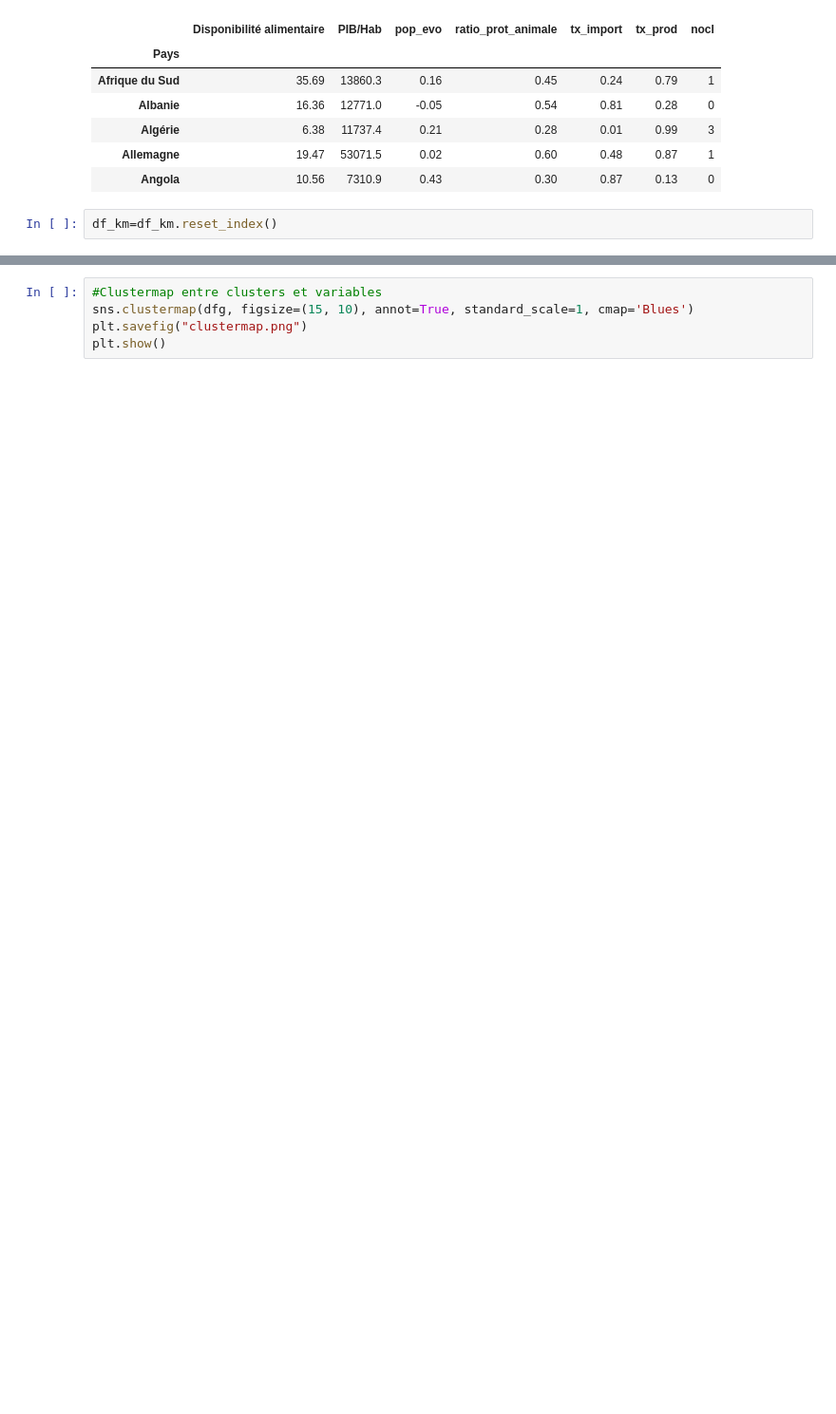
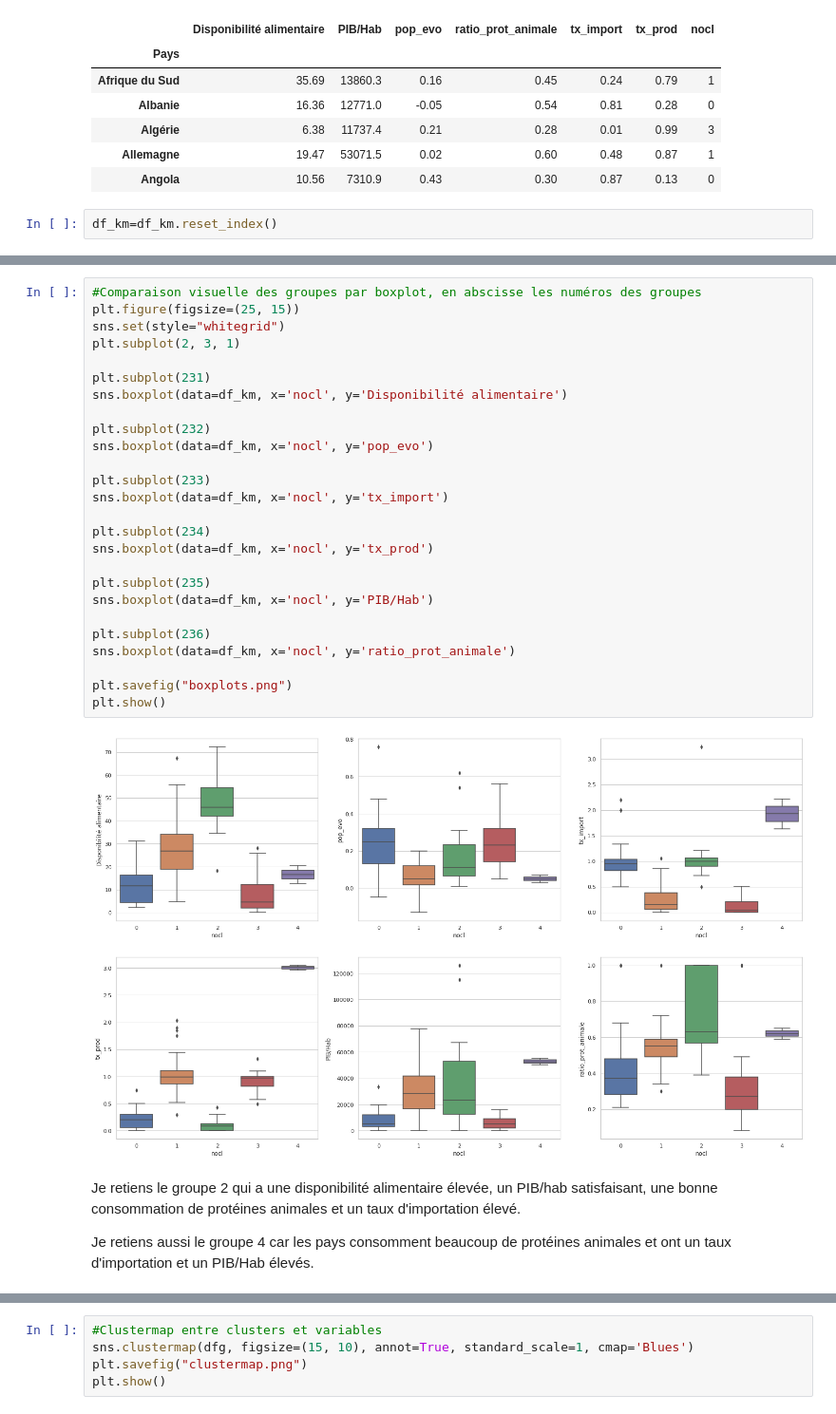
Before and after one commit to Randasabag/Etude-de-march-de-la-poule-qui-chante-avec-Python, a Jupyter notebook: projet9V1.ipynb, the cells around one changed output, grey strips where cells are left out. Shown at 95% size. Cells and saved outputs as stored; diff of their text form; blank space fills up the shorter version.

```diff
--- a/projet9V1.ipynb
+++ b/projet9V1.ipynb
@@ -1850 +1861,33 @@ Cluster 5 : []
+# %%
+#Comparaison visuelle des groupes par boxplot, en abscisse les numéros des groupes
+plt.figure(figsize=(25, 15))
+sns.set(style="whitegrid")
+plt.subplot(2, 3, 1)
+
+plt.subplot(231)
+sns.boxplot(data=df_km, x='nocl', y='Disponibilité alimentaire')
+
+plt.subplot(232)
+sns.boxplot(data=df_km, x='nocl', y='pop_evo')
+
+plt.subplot(233)
+sns.boxplot(data=df_km, x='nocl', y='tx_import')
+
+plt.subplot(234)
+sns.boxplot(data=df_km, x='nocl', y='tx_prod')
+
+plt.subplot(235)
+sns.boxplot(data=df_km, x='nocl', y='PIB/Hab')
+
+plt.subplot(236)
+sns.boxplot(data=df_km, x='nocl', y='ratio_prot_animale')
+
+plt.savefig("boxplots.png")
+plt.show()
+# %% [output]
+[figure, added]
+# %% [markdown]
+Je retiens le groupe 2 qui a une disponibilité alimentaire élevée, un PIB/hab satisfaisant, une bonne consommation de protéines animales et un taux d'importation élevé.
+
+Je retiens aussi le groupe 4 car les pays consomment beaucoup de protéines animales et ont un taux d'importation et un PIB/Hab élevés.
 # %%
```
Also changed, not shown: parts of 15 cells of this notebook.
